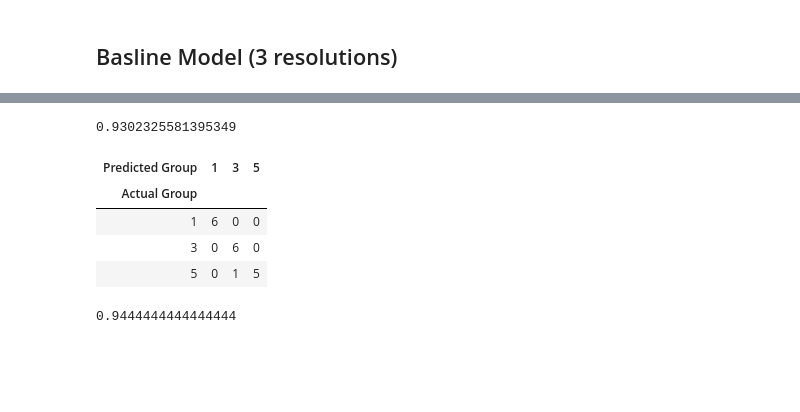
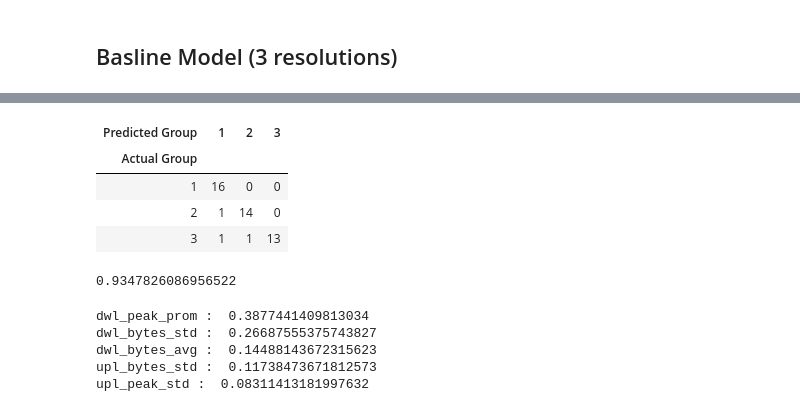
Before and after one commit to stephdoan/ResRecovery, a Jupyter notebook: notebooks/iman-Feature-Engineering.ipynb, the cells around one changed output, grey strips where cells are left out. Saved outputs shown, nothing was run; the diff lists cells and outputs as text; code cells hidden in the pictures; blank space fills up the shorter version.

```diff
--- a/notebooks/iman-Feature-Engineering.ipynb
+++ b/notebooks/iman-Feature-Engineering.ipynb
@@ -299,7 +299,7 @@ def create_features(dfs, interval=60):
 # %% [markdown]
 ## Dev Playground
 # %%
-chunk_size = 300
+chunk_size = 120
 # %% [markdown]
 ## Extended Model (low/med/high)
 # %% [markdown]
@@ -508,9 +477,12 @@ dwl_peak_freq :  0.023140546836309957
 ## BASELINE MODEL
 
 baseline_training = pd.concat([low_feat, med_feat, high_feat]).reset_index(drop=True)
+baseline_training = baseline_training[['dwl_bytes_avg','dwl_peak_prom','upl_bytes_std','dwl_bytes_std','upl_peak_std','resolution']]
+
 X, y = baseline_training.drop(columns=['resolution']), baseline_training['resolution']
 X_train, X_test, y_train, y_test = train_test_split(X, y, test_size = 0.25, random_state = 4,stratify=baseline_training['resolution'])
-classifier = RandomForestClassifier(n_estimators = 100, criterion = 'entropy', random_state = 42)
-classifier.fit(X_train, y_train)
-y_pred = classifier.predict(X_test)
-(pd.crosstab(y_test, y_pred, rownames=['Actual Group'], colnames=['Predicted Group']))
+
+baseline_classifier = RandomForestClassifier(n_estimators = 100, criterion = 'entropy', random_state = 42)
+baseline_classifier.fit(X_train, y_train)
+y_pred = baseline_classifier.predict(X_test)
+#(pd.crosstab(y_test, y_pred, rownames=['Actual Group'], colnames=['Predicted Group']))
@@ -523,42 +489,54 @@ y_pred = classifier.predict(X_test)
 # %%
-accuracy_score(y_test, y_pred)
+#accuracy_score(y_test, y_pred)
-# %% [output]
-0.9302325581395349
 # %%
 ## RUN ON TEST DATA
 
 low_test = pd.read_csv('../data/test/sgs008-109-action-240p-20210202.csv')
 med_test = pd.read_csv('../data/test/sgs008-109-action-480p-20210202.csv')
 high_test = pd.read_csv('../data/test/sgs008-109-action-1080p-20210202.csv')
 # threesixty_test = pd.read_csv('../data/test/sgs008-109-action-360p-20210213.csv')
 # seventwenty_test = pd.read_csv('../data/test/sgs008-109-action-720p-20210213.csv')
 #low_test = pd.read_csv('../data/test/sgs008-109-action-360p-20210213.csv')
 #low_test = pd.read_csv('../data/test/stdoan-102-action-720p-20201206.csv')
 
 low_test_feat = create_features([low_test], chunk_size)
 #threesixty_test_feat = create_features([threesixty_test], chunk_size)
 med_test_feat = create_features([med_test], chunk_size)
 #seventwenty_test_feat = create_features([seventwenty_test], chunk_size)
 high_test_feat = create_features([high_test], chunk_size)
 
 low_test_feat['resolution'] = 1
 #threesixty_test_feat['resolution'] = 2
-med_test_feat['resolution'] = 3
+med_test_feat['resolution'] = 2
 #seventwenty_test_feat['resolution'] = 4
-high_test_feat['resolution'] = 5
+high_test_feat['resolution'] = 3
 
 test = pd.concat([low_test_feat, med_test_feat, high_test_feat])
+test = test[['dwl_bytes_avg','dwl_peak_prom','upl_bytes_std','dwl_bytes_std','upl_peak_std','resolution']]
 
-classifier.fit(X,y)
-y_pred = classifier.predict(test.drop('resolution',axis=1))
+
+baseline_classifier.fit(X,y)
+y_pred = baseline_classifier.predict(test.drop('resolution',axis=1))
 (pd.crosstab(test['resolution'], y_pred, rownames=['Actual Group'], colnames=['Predicted Group']))
 # %% [output]
-| Predicted Group | 1 | 3 | 5 |
+| Predicted Group | 1 | 2 | 3 |
 | Actual Group |  |  |  |
-| 1 | 6 | 0 | 0 |
-| 3 | 0 | 6 | 0 |
-| 5 | 0 | 1 | 5 |
+| 1 | 16 | 0 | 0 |
+| 2 | 1 | 14 | 0 |
+| 3 | 1 | 1 | 13 |
 # %%
 accuracy_score(test['resolution'], y_pred)
 # %% [output]
-0.9444444444444444
+0.9347826086956522
+# %%
+features = ['dwl_bytes_avg','dwl_peak_prom','upl_bytes_std','dwl_bytes_std','upl_peak_std']
+importances = baseline_classifier.feature_importances_
+indices = np.argsort(importances)[::-1]
+for i in indices:
+    print(features[i],': ',importances[i])
+# %% [output]
+dwl_peak_prom :  0.3877441409813034
+dwl_bytes_std :  0.26687555375743827
+dwl_bytes_avg :  0.14488143672315623
+upl_bytes_std :  0.11738473671812573
+upl_peak_std :  0.08311413181997632
```
Also changed, not shown: parts of 23 cells of this notebook.
